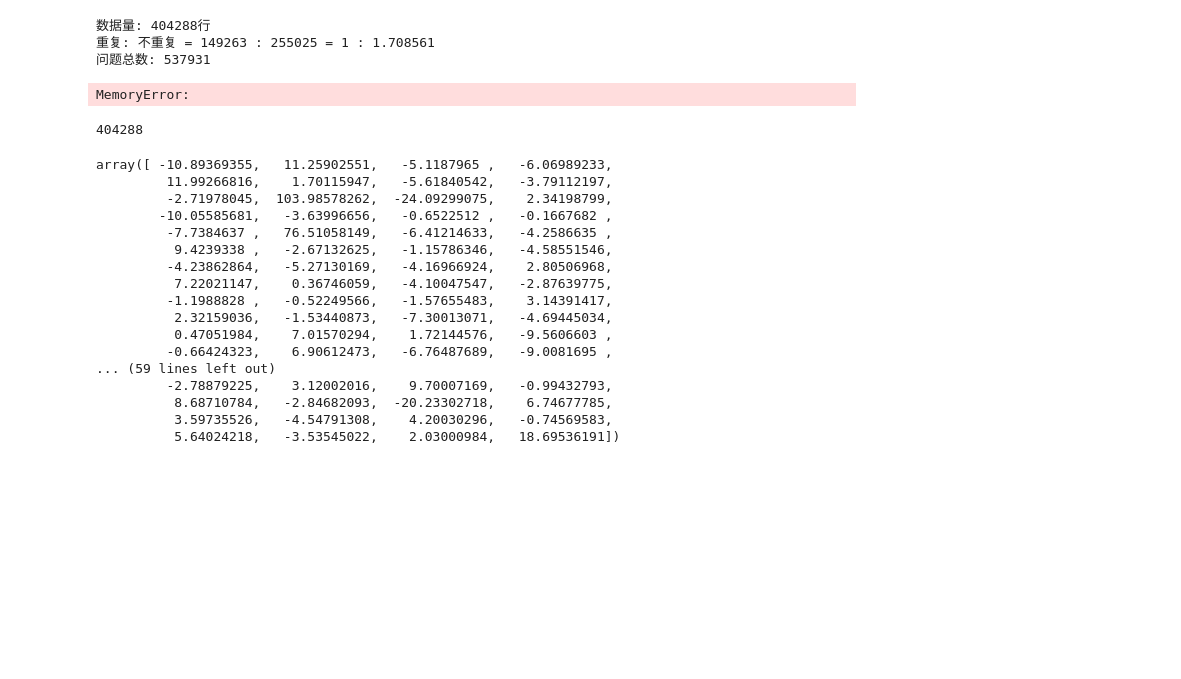
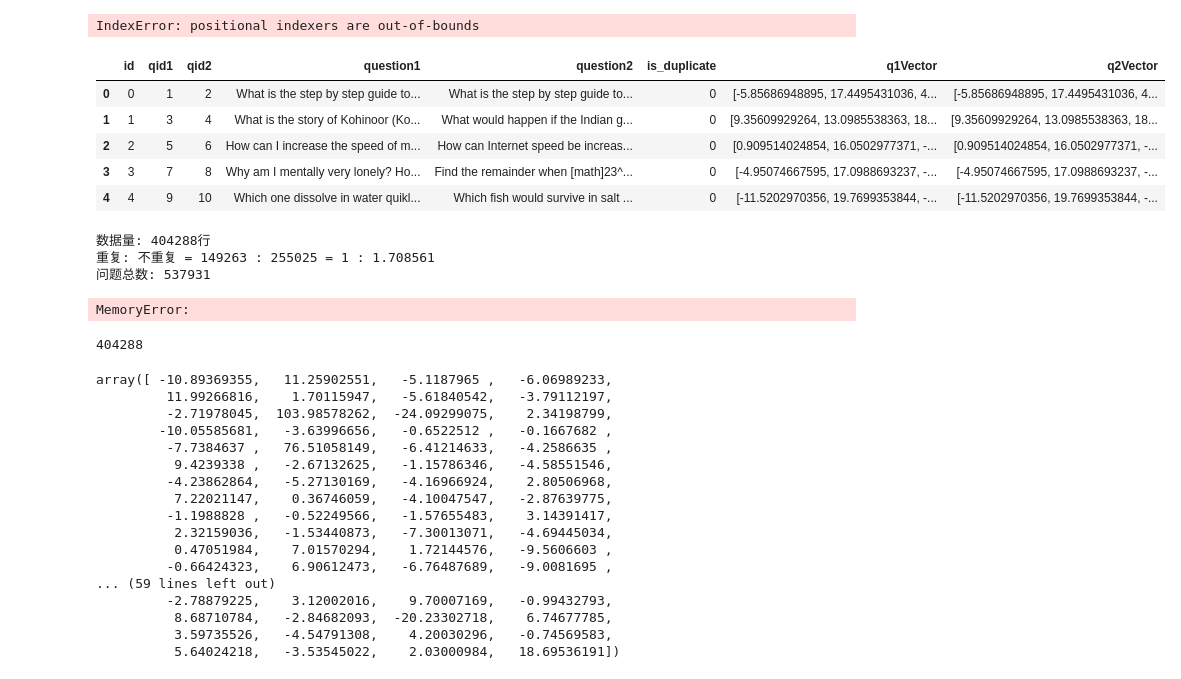
Before and after one commit to zydarChen/quoraDupli, a Jupyter notebook: jupyter/Untitled.ipynb, the cells around one changed output. Drawn from its saved outputs; the diff is of its cells as text; code cells hidden in the pictures; blank space fills up the shorter version.

```diff
--- a/jupyter/Untitled.ipynb
+++ b/jupyter/Untitled.ipynb
@@ -3,3 +3,6 @@ import pandas as pd
 from collections import Counter
 import matplotlib.pyplot as plt
 import json
+# %%
+# df = pd.read_pickle('D:\Program\PycharmProjects\quoraDupli\data\questionVector.pickle')
+df = pd.read_pickle('D:\Program\PycharmProjects\quoraDupli\data\questionVector2k.pickle')
@@ -6,3 +17,17 @@ import json
+# %%
+test1 = df1.iloc[test1List, :]
+# %% [output]
+IndexError: positional indexers are out-of-bounds
+# %%
+df.head(2000)
+pd.to_pickle(df, 'data\questionVector.pickle')
+# %% [output]
+|  | id | qid1 | qid2 | question1 | question2 | is_duplicate | q1Vector | q2Vector |
+| 0 | 0 | 1 | 2 | What is the step by step guide to... | What is the step by step guide to... | 0 | [-5.85686948895, 17.4495431036, 4... | [-5.85686948895, 17.4495431036, 4... |
+| 1 | 1 | 3 | 4 | What is the story of Kohinoor (Ko... | What would happen if the Indian g... | 0 | [9.35609929264, 13.0985538363, 18... | [9.35609929264, 13.0985538363, 18... |
+| 2 | 2 | 5 | 6 | How can I increase the speed of m... | How can Internet speed be increas... | 0 | [0.909514024854, 16.0502977371, -... | [0.909514024854, 16.0502977371, -... |
+| 3 | 3 | 7 | 8 | Why am I mentally very lonely? Ho... | Find the remainder when [math]23^... | 0 | [-4.95074667595, 17.0988693237, -... | [-4.95074667595, 17.0988693237, -... |
+| 4 | 4 | 9 | 10 | Which one dissolve in water quikl... | Which fish would survive in salt ... | 0 | [-11.5202970356, 19.7699353844, -... | [-11.5202970356, 19.7699353844, -... |
 # %%
 # 数据载入
 def dataLoad(path='D:\Program\PycharmProjects\quoraDupli\data\quora_duplicate_questions.tsv'):
```
Also changed, not shown: parts of 1 cell of this notebook, 4 other files.
